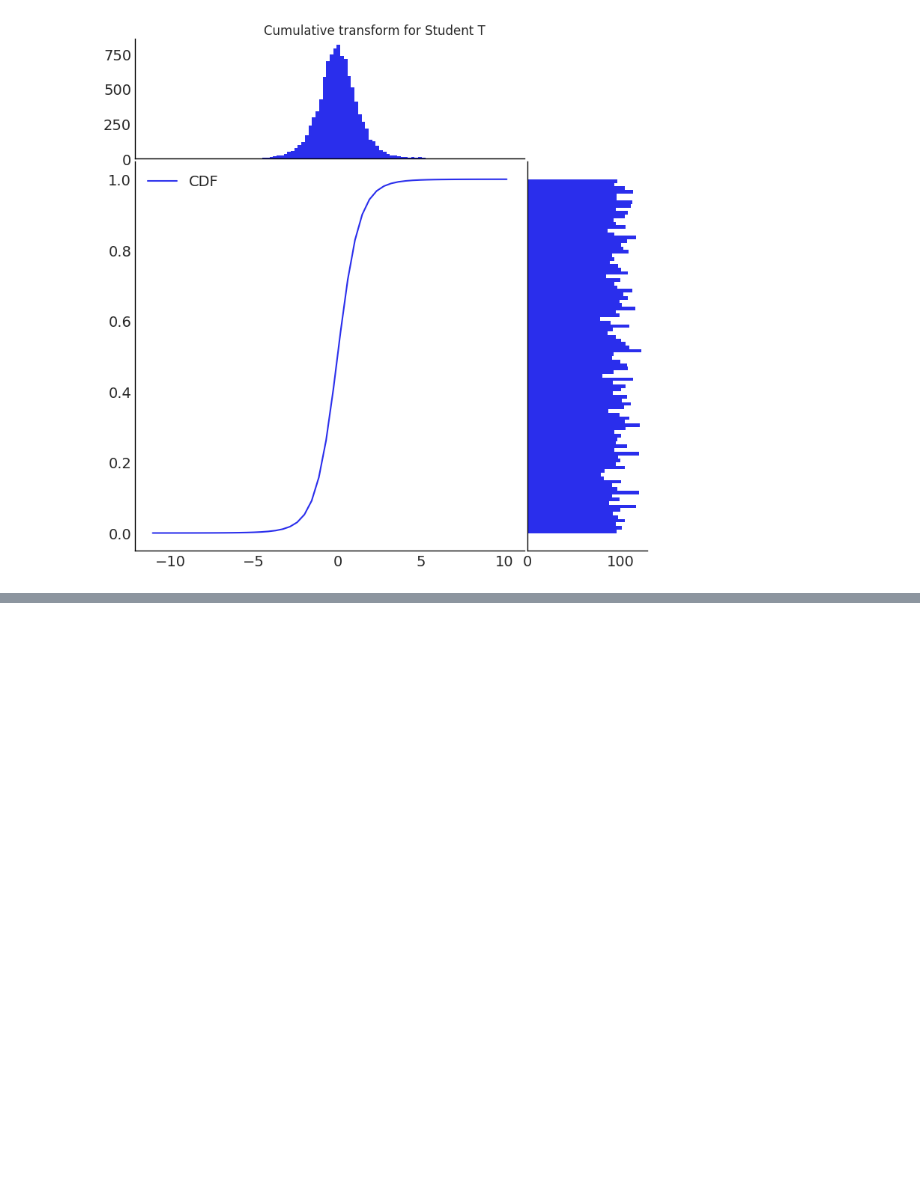
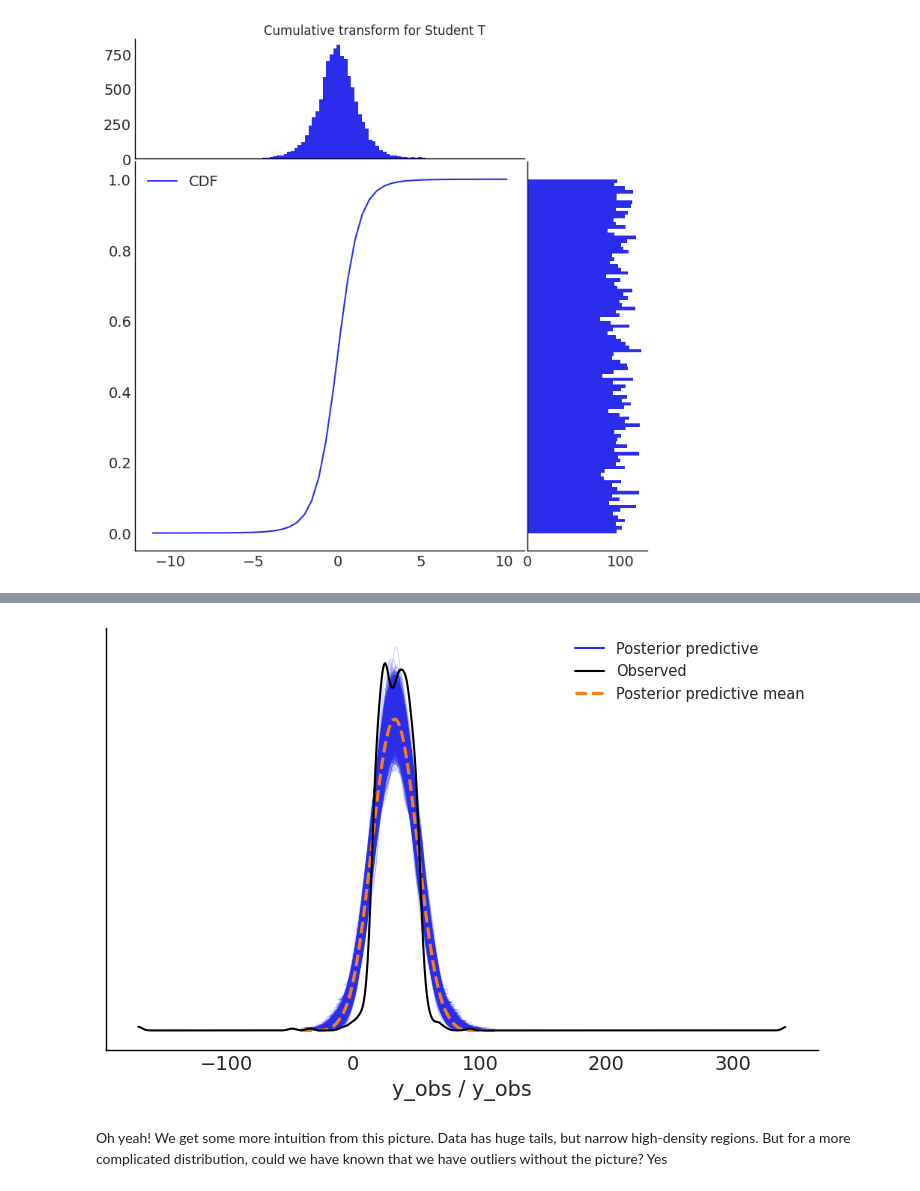
Before and after one commit to ferrine/old-ferrine.github.io, a Jupyter notebook: content/bayes/interpreting_loo_pit.ipynb, the cells around one changed output, grey strips where cells are left out. Saved outputs shown, nothing was run; the diff lists cells and outputs as text; code cells hidden in the pictures; blank space fills up the shorter version.

```diff
--- a/content/bayes/interpreting_loo_pit.ipynb
+++ b/content/bayes/interpreting_loo_pit.ipynb
@@ -75,0 +171,6 @@ If the likelihood is well specified, we'll see a uniform distribution of i-CDF v
+# %%
+az.plot_ppc(normal_trace);
+# %% [output]
+[figure, added]
+# %% [markdown]
+Oh yeah! We get some more intuition from this picture. Data has huge tails, but narrow high-density regions. But for a more complicated distribution, could we have known that we have outliers without the picture? Yes
```
Also changed, not shown: parts of 59 cells of this notebook, 2 other files.
